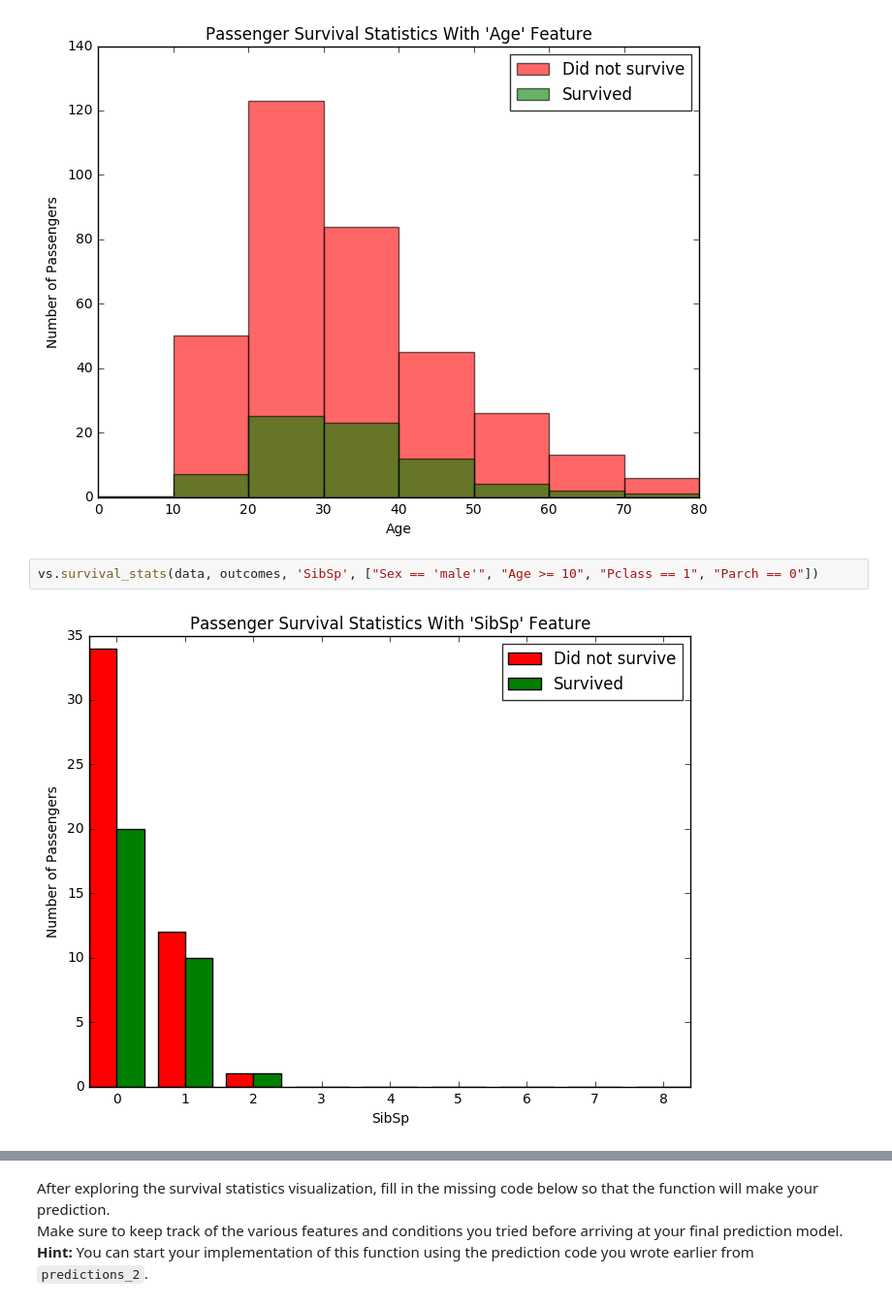
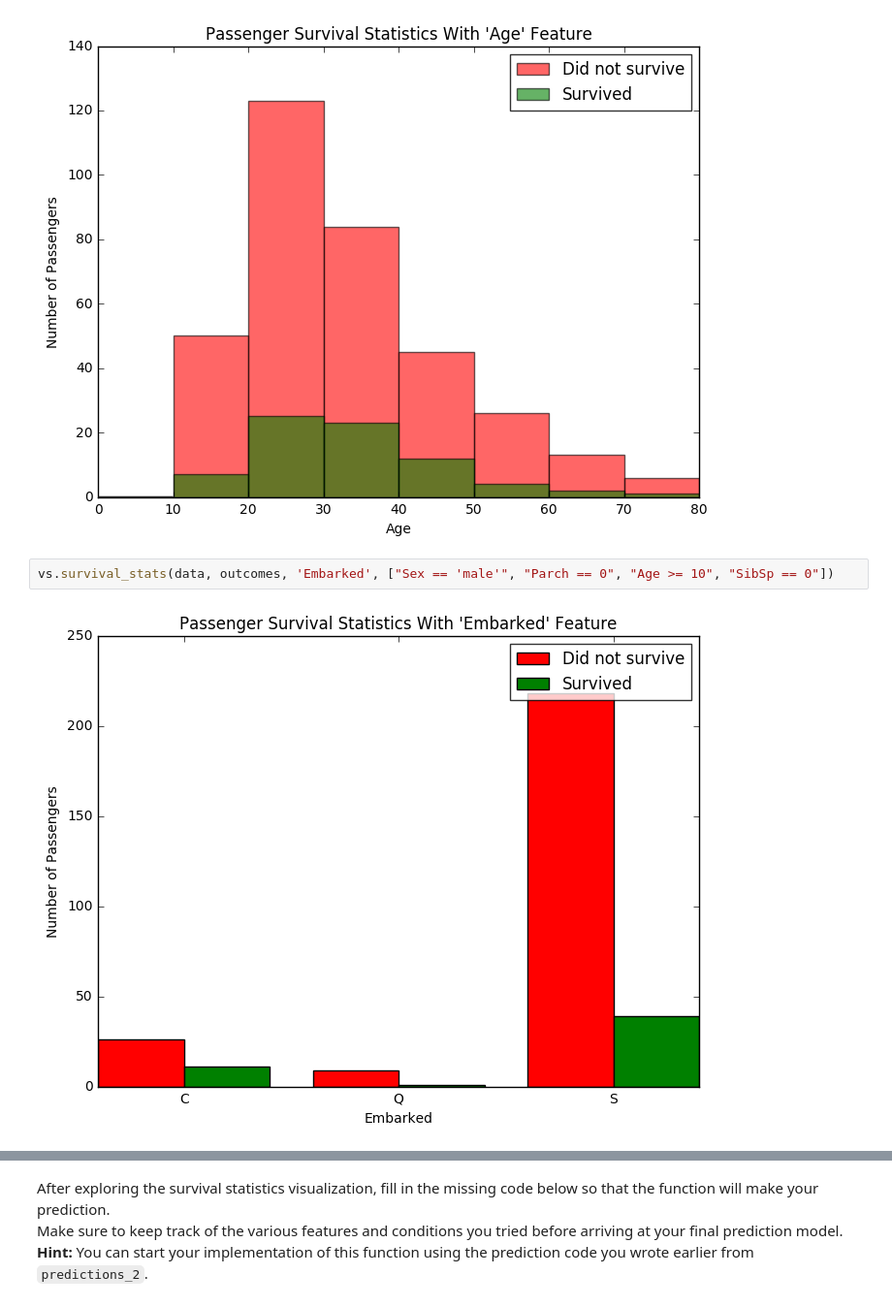
Before and after one commit to kamranazmat/Machine-Learning-Engineer-Nanodegree, a Jupyter notebook: Projects/Titanic Survival Exploration/titanic_survival_exploration.ipynb, the cells around one changed output, grey strips where cells are left out. Shown: that part at 97% size. Cells and saved outputs as stored; diff of their text form.

```diff
--- a/Projects/Titanic Survival Exploration/titanic_survival_exploration.ipynb
+++ b/Projects/Titanic Survival Exploration/titanic_survival_exploration.ipynb
@@ -231,8 +231,8 @@ vs.survival_stats(data, outcomes, 'Age', ["Sex == 'male'", "Age >= 10"])
 # %% [output]
 [figure]
 # %%
-vs.survival_stats(data, outcomes, 'SibSp', ["Sex == 'male'", "Age >= 10", "Pclass == 1", "Parch == 0"])
+vs.survival_stats(data, outcomes, 'Embarked', ["Sex == 'male'", "Parch == 0", "Age >= 10", "SibSp == 0"])
 # %% [output]
-[figure, old version]
+[figure, new version]
 # %%
 # vs.survival_stats(data, outcomes, 'SibSp', ["Sex == 'male'", "SibSp > 0"])
```
Also changed, not shown: parts of 5 cells of this notebook.
